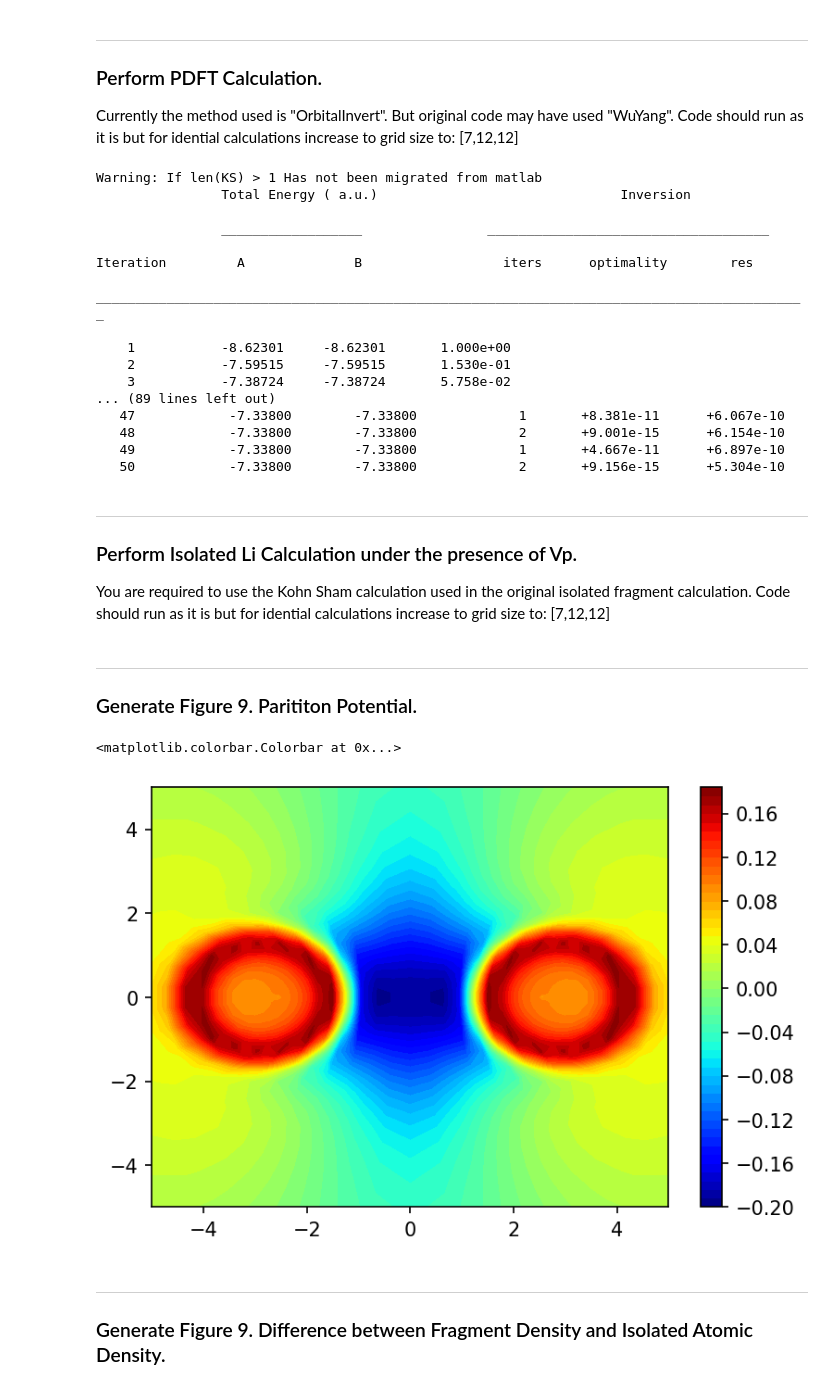
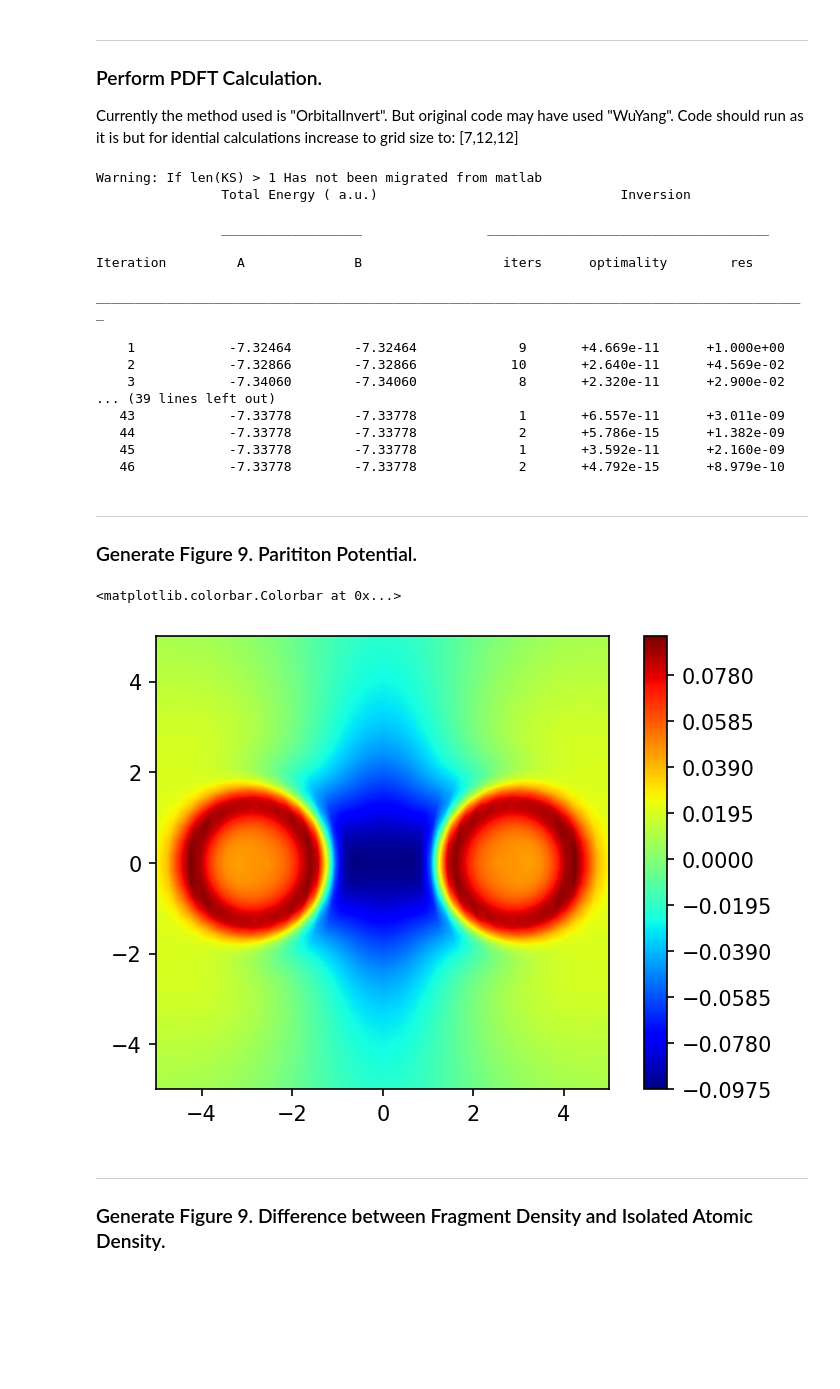
Before and after one commit to wasserman-group/Papers, a Jupyter notebook: 2014/JPC_2014_Nafziger/PDFT_Calculations_Li2.ipynb, the cells around one changed output. Saved outputs shown, nothing was run; the diff lists cells and outputs as text; code cells hidden in the pictures; blank space fills up the shorter version.

Commit message:
Update on Li2 Calculation

```diff
--- a/2014/JPC_2014_Nafziger/PDFT_Calculations_Li2.ipynb
+++ b/2014/JPC_2014_Nafziger/PDFT_Calculations_Li2.ipynb
@@ -95,10 +98,20 @@ nu_b = 1
 Nmo_m = [[3,3]]
 N_m   = [[3,3]]
 
+#Grid Options
+NP = 7 #Number of points per block
+NM =  [6,6] #Number of blocks [angular, radial]
+L = np.arccosh(15./a) #Maximum radial coordinate value
+loc = np.array(range(-4,5)) #Non inclusive on upper bound
+grid = Psgrid(NP, NM, a, L, loc)
+grid.initialize()
+
+
 
 #Initialize required objects. And make calculation in isolated fragments for initial guess.
 
 part = Partition(grid, Za, Zb, pol, Nmo_a, N_a, nu_a, Nmo_b, N_b, nu_b, { "kinetic_part_type" : 'inversion',
+                                                                          "vp_calc_type"      : "component",
                                                                           "ab_sym"            : True,
                                                                           "ens_spin_sym"      : True,})
 
@@ -106,13 +119,13 @@ part = Partition(grid, Za, Zb, pol, Nmo_a, N_a, nu_a, Nmo_b, N_b, nu_b, { "kinet
 mol_solver = Pssolver(grid, Nmo_m, N_m)
 part.inverter = Inverter(grid, mol_solver, {"invert_type"     : "orbitalinvert",
                                             "tol_invert"      : 1e-10,
-                                            "max_iter_invert" : 40,
+                                            "max_iter_invert" : 100,
                                             "disp"            : False,
                                             "ab_sym"          : True,
                                             "ens_spin_sym"    : True,})
 
 part.optPartition.isolated = True
-part.scf({"disp"  : True,
+part.scf({"disp"  : False,
           "alpha" : [0.6],
           "e_tol" : 1e-12})
 
@@ -126,8 +139,8 @@ part.optPartition.isolated   = False
 
 part.scf({"disp"       : True,
           "alpha"      : [0.6],
-          "max_iter"   : 50,
-          "e_tol"      : 1e-10,
+          "max_iter"   : 200,
+          "e_tol"      : 1e-9,
           "continuing" : True})
 
 #Store full densities under the presence of vp.
@@ -143,16 +156,11 @@ Iteration         A              B                  iters      optimality
 
 ___________________________________________________________________________________________
 
-    1           -8.62301     -8.62301       1.000e+00
-    2           -7.59515     -7.59515       1.530e-01
-    3           -7.38724     -7.38724       5.758e-02
-... (89 lines left out)
-   47            -7.33800        -7.33800             1       +8.381e-11      +6.067e-10
-   48            -7.33800        -7.33800             2       +9.001e-15      +6.154e-10
-   49            -7.33800        -7.33800             1       +4.667e-11      +6.897e-10
-   50            -7.33800        -7.33800             2       +9.156e-15      +5.304e-10
+    1            -7.32464        -7.32464             9       +4.669e-11      +1.000e+00
+    2            -7.32866        -7.32866            10       +2.640e-11      +4.569e-02
+    3            -7.34060        -7.34060             8       +2.320e-11      +2.900e-02
+... (39 lines left out)
+   43            -7.33778        -7.33778             1       +6.557e-11      +3.011e-09
+   44            -7.33778        -7.33778             2       +5.786e-15      +1.382e-09
+   45            -7.33778        -7.33778             1       +3.592e-11      +2.160e-09
+   46            -7.33778        -7.33778             2       +4.792e-15      +8.979e-10
-# %% [markdown]
----
-### Perform Isolated Li Calculation under the presence of Vp.
-You are required to use the Kohn Sham calculation used in the original isolated fragment calculation.
-Code should run as it is but for idential calculations increase to grid size to: [7,12,12]
@@ -174,16 +168,20 @@ vp_D = KS.n.copy()
 ---
 ### Generate Figure 9. Parititon Potential.
 # %%
-full, x,y = grid.plotter(part.V.vp[:,0] + part.V.vp[:,1])
-fig = plt.figure(dpi=150)
-plt.contourf(x,y,full, levels=50, cmap="jet")
-plt.xlim([-5,5])
-plt.ylim([-5,5])
-plt.colorbar()
+full, x,y = grid.plotter(part.V.vp[:,0])
+fig, ax = plt.subplots(dpi=150)
+
+plot = ax.contourf(x,y,full, levels=400, cmap="jet")
+
+ax.set_aspect('equal')
+ax.set_xlim([-5,5])
+ax.set_ylim([-5,5])
+
+fig.colorbar(plot)
 # plt.show()
 # %% [output]
 <matplotlib.colorbar.Colorbar at 0x...>
-[figure, old version]
+[figure, new version]
 # %% [markdown]
 ---
 ### Generate Figure 9. Difference between Fragment Density and Isolated Atomic Density.
```
Also changed, not shown: parts of 7 cells of this notebook.
